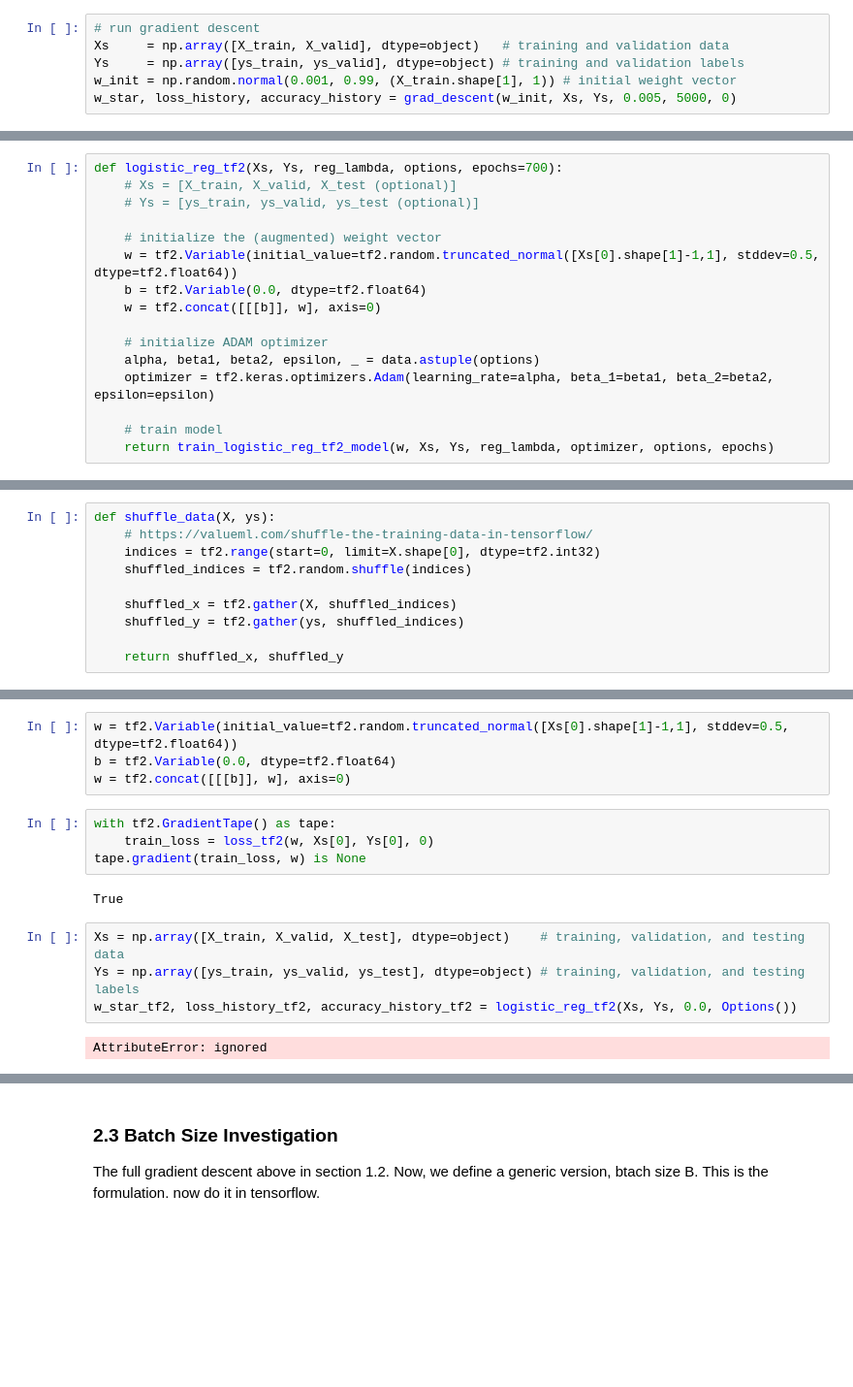
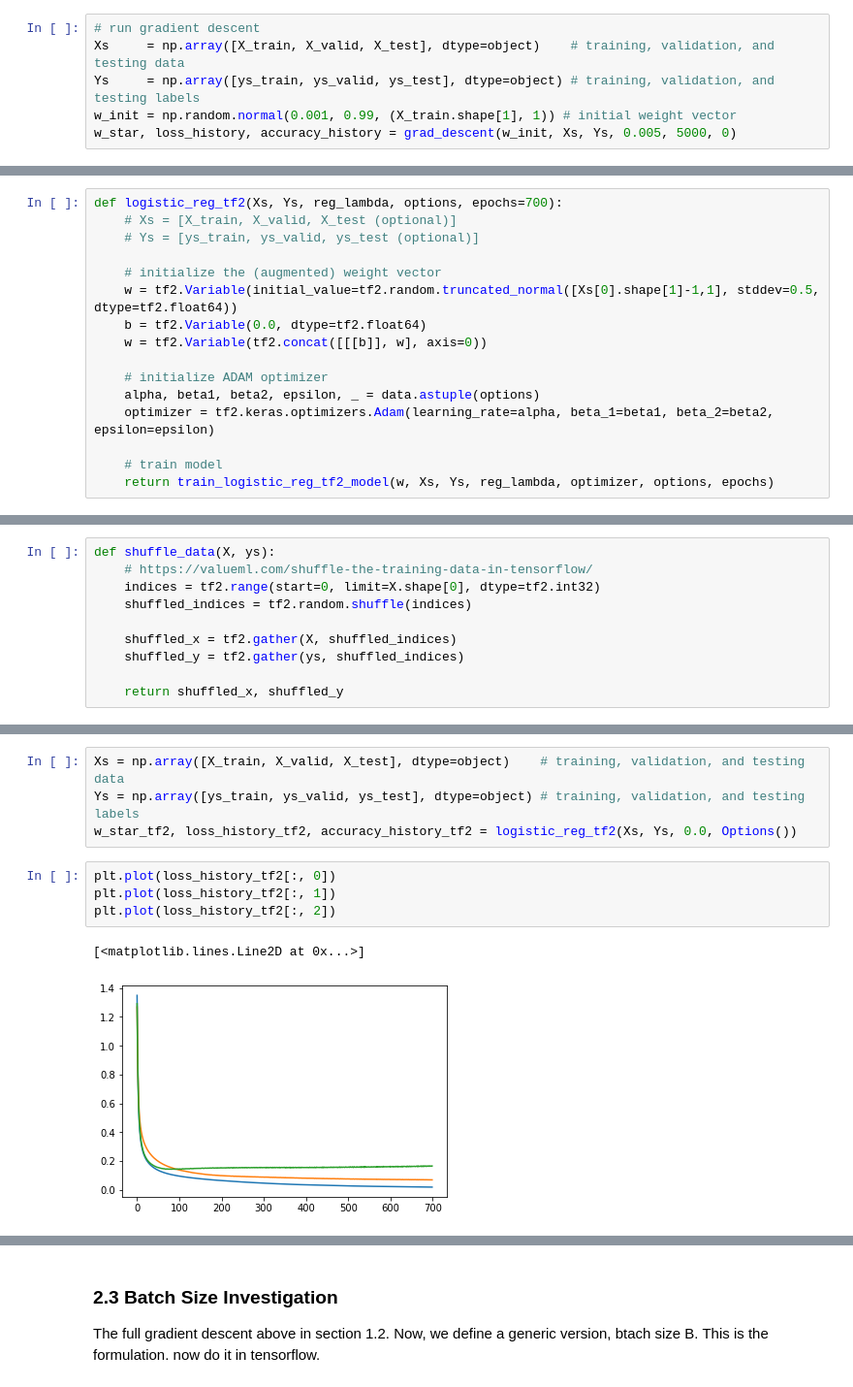
Before and after one commit to pranshumalik14/ece421-labs-hw, a Jupyter notebook: labs/lab1/lab1.ipynb, the cells around one changed output, grey strips where cells are left out. Shown at 97% size. Cells and saved outputs as stored; diff of their text form; blank space fills up the shorter version.

```diff
--- a/labs/lab1/lab1.ipynb
+++ b/labs/lab1/lab1.ipynb
@@ -126,8 +126,8 @@ X_test  = np.concatenate([np.ones((x_test.shape[0])).reshape(-1, 1), x_test.resh
 ys_train, ys_valid, ys_test = ys_train.astype(float), ys_valid.astype(float), ys_test.astype(float)
 # %%
 # run gradient descent
-Xs     = np.array([X_train, X_valid], dtype=object)   # training and validation data
-Ys     = np.array([ys_train, ys_valid], dtype=object) # training and validation labels
+Xs     = np.array([X_train, X_valid, X_test], dtype=object)    # training, validation, and testing data
+Ys     = np.array([ys_train, ys_valid, ys_test], dtype=object) # training, validation, and testing labels
 w_init = np.random.normal(0.001, 0.99, (X_train.shape[1], 1)) # initial weight vector
 w_star, loss_history, accuracy_history = grad_descent(w_init, Xs, Ys, 0.005, 5000, 0)
 # %%
@@ -191,7 +182,7 @@ def logistic_reg_tf2(Xs, Ys, reg_lambda, options, epochs=700):
     # initialize the (augmented) weight vector
     w = tf2.Variable(initial_value=tf2.random.truncated_normal([Xs[0].shape[1]-1,1], stddev=0.5, dtype=tf2.float64))
     b = tf2.Variable(0.0, dtype=tf2.float64)
-    w = tf2.concat([[[b]], w], axis=0)
+    w = tf2.Variable(tf2.concat([[[b]], w], axis=0))
 
     # initialize ADAM optimizer
     alpha, beta1, beta2, epsilon, _ = data.astuple(options)
@@ -245,17 +237,12 @@ def train_logistic_reg_tf2_model(w, Xs, Ys, reg_lambda, optimizer, options, epoc
     return w, loss_hist, acc_hist
-# %%
-w = tf2.Variable(initial_value=tf2.random.truncated_normal([Xs[0].shape[1]-1,1], stddev=0.5, dtype=tf2.float64))
-b = tf2.Variable(0.0, dtype=tf2.float64)
-w = tf2.concat([[[b]], w], axis=0)
-# %%
-with tf2.GradientTape() as tape:
-    train_loss = loss_tf2(w, Xs[0], Ys[0], 0)
-tape.gradient(train_loss, w) is None
-# %% [output]
-True
 # %%
 Xs = np.array([X_train, X_valid, X_test], dtype=object)    # training, validation, and testing data
 Ys = np.array([ys_train, ys_valid, ys_test], dtype=object) # training, validation, and testing labels
 w_star_tf2, loss_history_tf2, accuracy_history_tf2 = logistic_reg_tf2(Xs, Ys, 0.0, Options())
-# %% [output]
-AttributeError: ignored
+# %%
+plt.plot(loss_history_tf2[:, 0])
+plt.plot(loss_history_tf2[:, 1])
+plt.plot(loss_history_tf2[:, 2])
+# %% [output]
+[<matplotlib.lines.Line2D at 0x...>]
+[figure, added]
```
Also changed, not shown: parts of 4 cells of this notebook.
